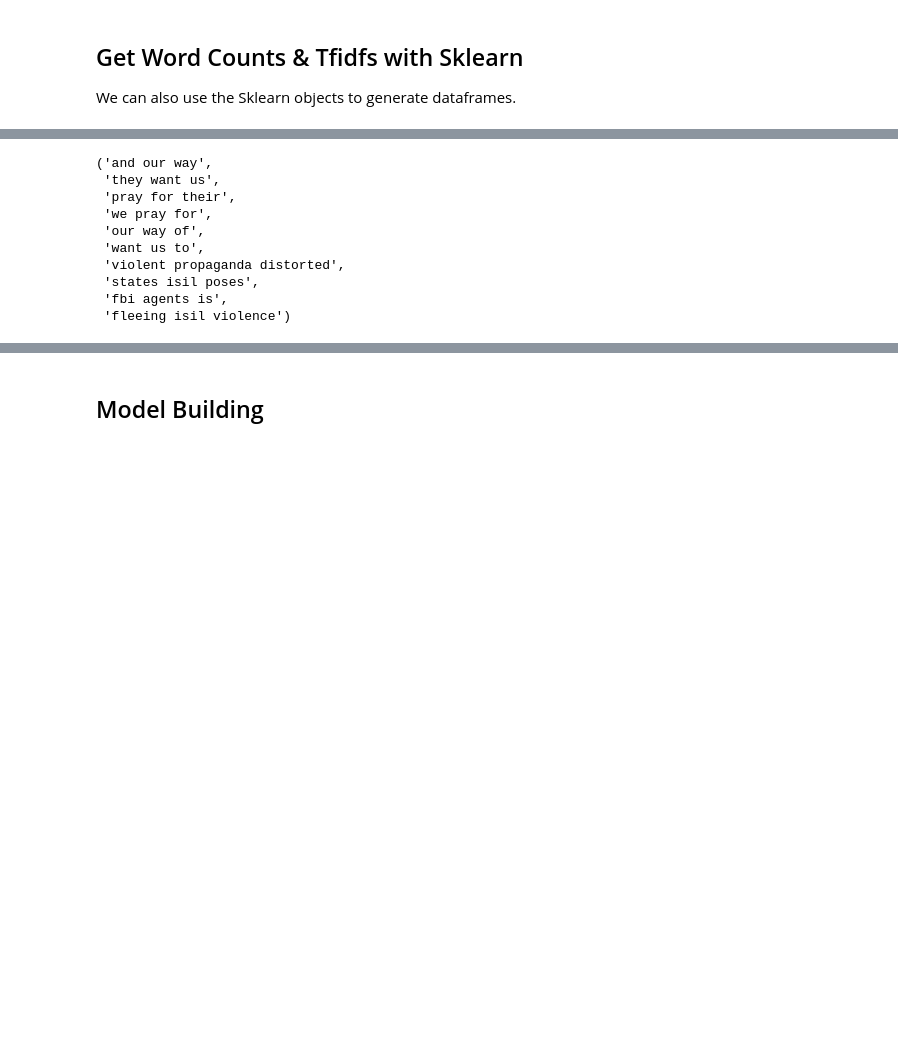
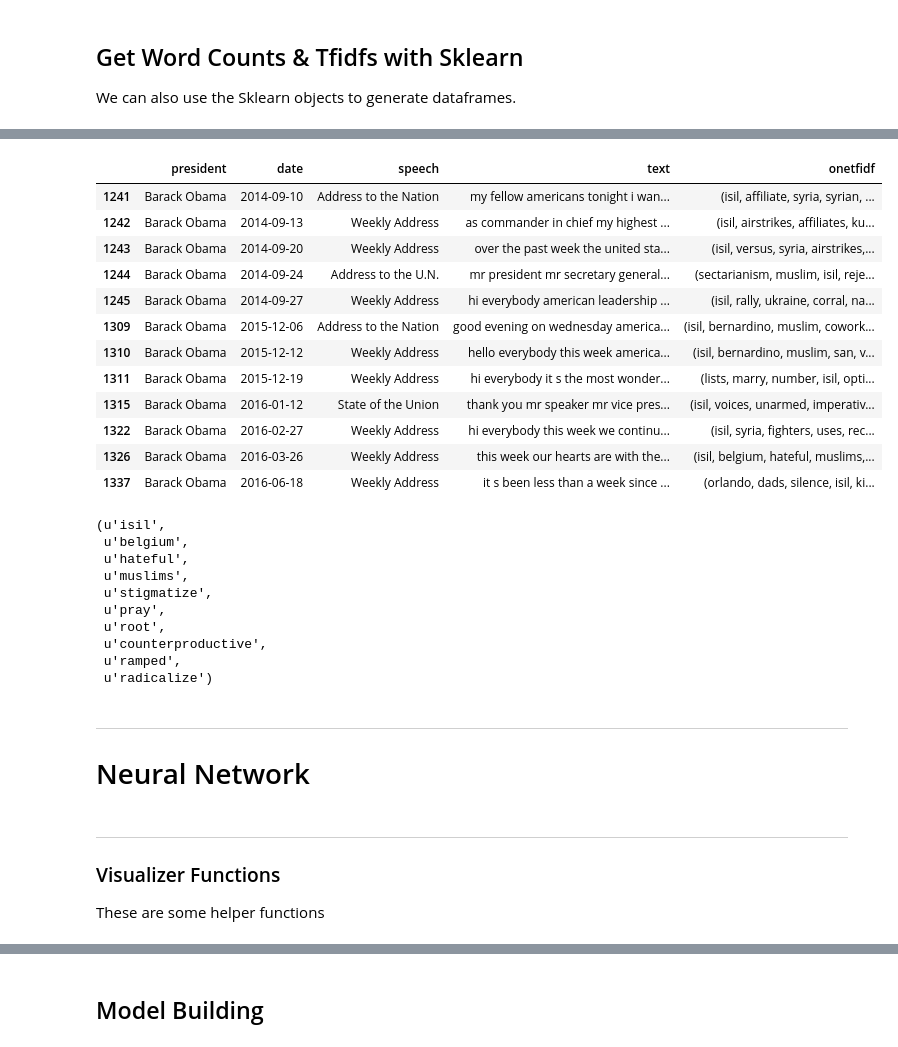
Before and after one commit to dezwier/notebooks, a Jupyter notebook: Speeches/Speeches.ipynb, the cells around one changed output, grey strips where cells are left out. Cells and saved outputs as stored; diff of their text form; code cells hidden in the pictures; blank space fills up the shorter version.

```diff
--- a/Speeches/Speeches.ipynb
+++ b/Speeches/Speeches.ipynb
@@ -141,18 +142,39 @@ def getTopValues(s):
     tmp = s.order(ascending=False)[:10]
     return tuple(tmp.index) #dict(zip(tmp.index, tmp))
 # %%
-tidyData['tritfidf'] = tritfidf.apply(getTopValues, axis=1)
-#tidyData[tidyData.tritfidf.apply(lambda x: True if "isil" in x else False)]
+tidyData['onetfidf'] = onetfidf.apply(getTopValues, axis=1)
+tidyData[tidyData.onetfidf.apply(lambda x: True if "isil" in x else False)]
+# %% [output]
+|  | president | date | speech | text | onetfidf |
+| 1241 | Barack Obama | 2014-09-10 | Address to the Nation | my fellow americans tonight i wan... | (isil, affiliate, syria, syrian, ... |
+| 1242 | Barack Obama | 2014-09-13 | Weekly Address | as commander in chief my highest ... | (isil, airstrikes, affiliates, ku... |
+| 1243 | Barack Obama | 2014-09-20 | Weekly Address | over the past week the united sta... | (isil, versus, syria, airstrikes,... |
+| 1244 | Barack Obama | 2014-09-24 | Address to the U.N. | mr president mr secretary general... | (sectarianism, muslim, isil, reje... |
+| 1245 | Barack Obama | 2014-09-27 | Weekly Address | hi everybody american leadership ... | (isil, rally, ukraine, corral, na... |
+| 1309 | Barack Obama | 2015-12-06 | Address to the Nation | good evening on wednesday america... | (isil, bernardino, muslim, cowork... |
+| 1310 | Barack Obama | 2015-12-12 | Weekly Address | hello everybody this week america... | (isil, bernardino, muslim, san, v... |
+| 1311 | Barack Obama | 2015-12-19 | Weekly Address | hi everybody it s the most wonder... | (lists, marry, number, isil, opti... |
+| 1315 | Barack Obama | 2016-01-12 | State of the Union | thank you mr speaker mr vice pres... | (isil, voices, unarmed, imperativ... |
+| 1322 | Barack Obama | 2016-02-27 | Weekly Address | hi everybody this week we continu... | (isil, syria, fighters, uses, rec... |
+| 1326 | Barack Obama | 2016-03-26 | Weekly Address | this week our hearts are with the... | (isil, belgium, hateful, muslims,... |
+| 1337 | Barack Obama | 2016-06-18 | Weekly Address | it s been less than a week since ... | (orlando, dads, silence, isil, ki... |
 # %%
-tidyData.tritfidf[1326]
+tidyData.onetfidf[1326]
 # %% [output]
-('and our way',
- 'they want us',
- 'pray for their',
- 'we pray for',
- 'our way of',
- 'want us to',
- 'violent propaganda distorted',
- 'states isil poses',
- 'fbi agents is',
- 'fleeing isil violence')
+(u'isil',
+ u'belgium',
+ u'hateful',
+ u'muslims',
+ u'stigmatize',
+ u'pray',
+ u'root',
+ u'counterproductive',
+ u'ramped',
+ u'radicalize')
+# %% [markdown]
+---
+# Neural Network
+# %% [markdown]
+---
+### Visualizer Functions
+These are some helper functions
```
Also changed, not shown: parts of 19 cells of this notebook, 6 other files.
